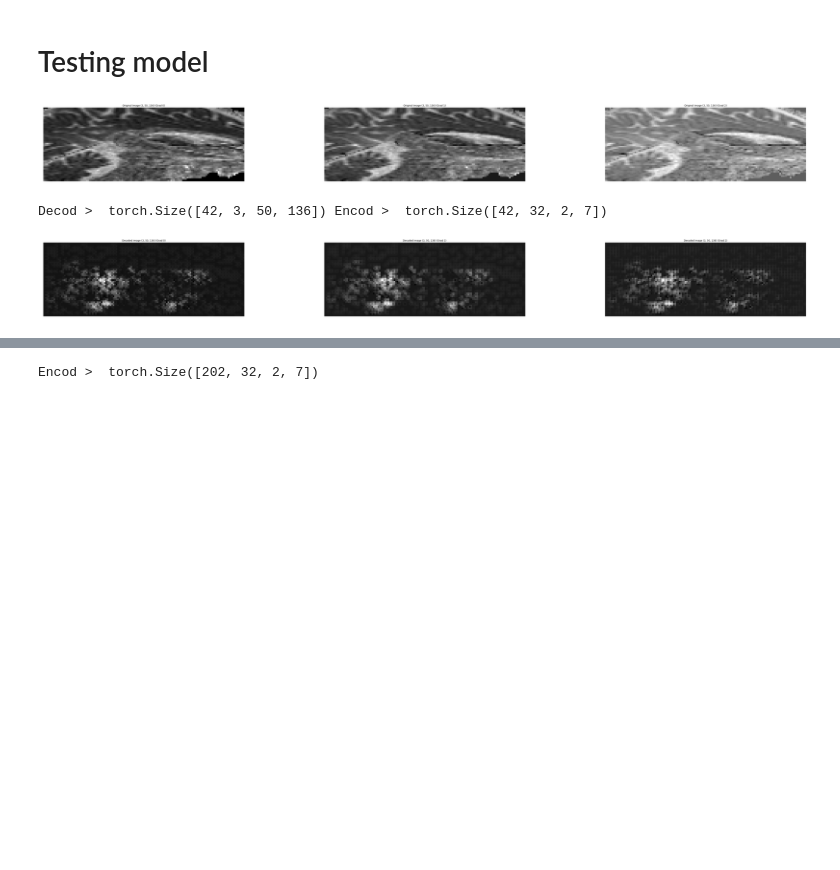
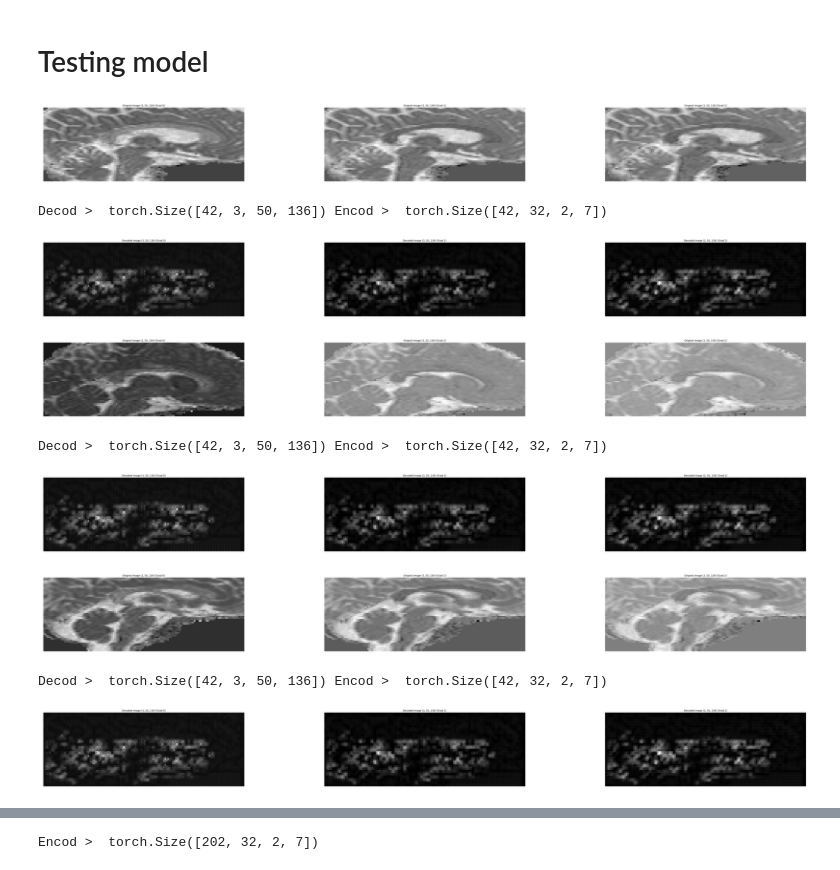
Before and after one commit to wilomaku/Deep_Characterization, a Jupyter notebook: Conv_Autoencoder-dti(Values).ipynb, the cells around one changed output, grey strips where cells are left out. Drawn from its saved outputs; the diff is of its cells as text; code cells hidden in the pictures; blank space fills up the shorter version.

```diff
--- a/Conv_Autoencoder-dti(Values).ipynb
+++ b/Conv_Autoencoder-dti(Values).ipynb
@@ -429,33 +429,41 @@ Early stopped
 # Testing model
 # %%
 for n_i, sample_batched in enumerate(test_loader):
-    or_out = sample_batched.numpy()[0]
-    fig = plt.figure(figsize=(60,62))
-    for grad in range(Cin):
-        ax = plt.subplot(11, 3, grad+1)
-        ax.set_title('Original image {} (Grad {})'.format(or_out.shape,grad))
-        ax.axis('off')
-        plt.tight_layout()
-        plt.imshow(or_out[grad],cmap='gray', origin='lower')
-    plt.show()
-    #######################################################
-    dec_out, enc_out = best_model(Variable(sample_batched))
-    print('Decod > ', dec_out.size(), 'Encod > ', enc_out.size())
-    pred_out = dec_out.data.numpy()[0]
-    fig = plt.figure(figsize=(60,62))
-    for grad in range(Cin):
-        ax = plt.subplot(11, 3, grad+1)
-        ax.set_title('Decoded image {} (Grad {})'.format(pred_out.shape,grad))
-        ax.axis('off')
-        plt.tight_layout()
-        plt.imshow(pred_out[grad],cmap='gray', origin='lower')
-    plt.show()
-    if n_i == 0:
-        break
+    n_imag = 3
+    for n_i in range(n_imag):
+        or_out = sample_batched.numpy()[n_i]
+        fig = plt.figure(figsize=(60,62))
+        for grad in range(Cin):
+            ax = plt.subplot(11, 3, grad+1)
+            ax.set_title('Original image {} (Grad {})'.format(or_out.shape,grad))
+            ax.axis('off')
+            plt.tight_layout()
+            plt.imshow(or_out[grad],cmap='gray', origin='lower')
+        plt.show()
+        #######################################################
+        dec_out, enc_out = best_model(Variable(sample_batched))
+        print('Decod > ', dec_out.size(), 'Encod > ', enc_out.size())
+        pred_out = dec_out.data.numpy()[0]
+        fig = plt.figure(figsize=(60,62))
+        for grad in range(Cin):
+            ax = plt.subplot(11, 3, grad+1)
+            ax.set_title('Decoded image {} (Grad {})'.format(pred_out.shape,grad))
+            ax.axis('off')
+            plt.tight_layout()
+            plt.imshow(pred_out[grad],cmap='gray', origin='lower')
+        plt.show()
+        if n_i == 3:
+            break
 # %% [output]
-[figure, old version]
+[figure, new version]
 Decod >  torch.Size([42, 3, 50, 136]) Encod >  torch.Size([42, 32, 2, 7])
-[figure, old version]
+[figure, new version]
+[figure, added]
+Decod >  torch.Size([42, 3, 50, 136]) Encod >  torch.Size([42, 32, 2, 7])
+[figure, added]
+[figure, added]
+Decod >  torch.Size([42, 3, 50, 136]) Encod >  torch.Size([42, 32, 2, 7])
+[figure, added]
 # %%
 plt.title('Loss')
 plt.xlabel('epochs')
```
Also changed, not shown: parts of 3 cells of this notebook.
